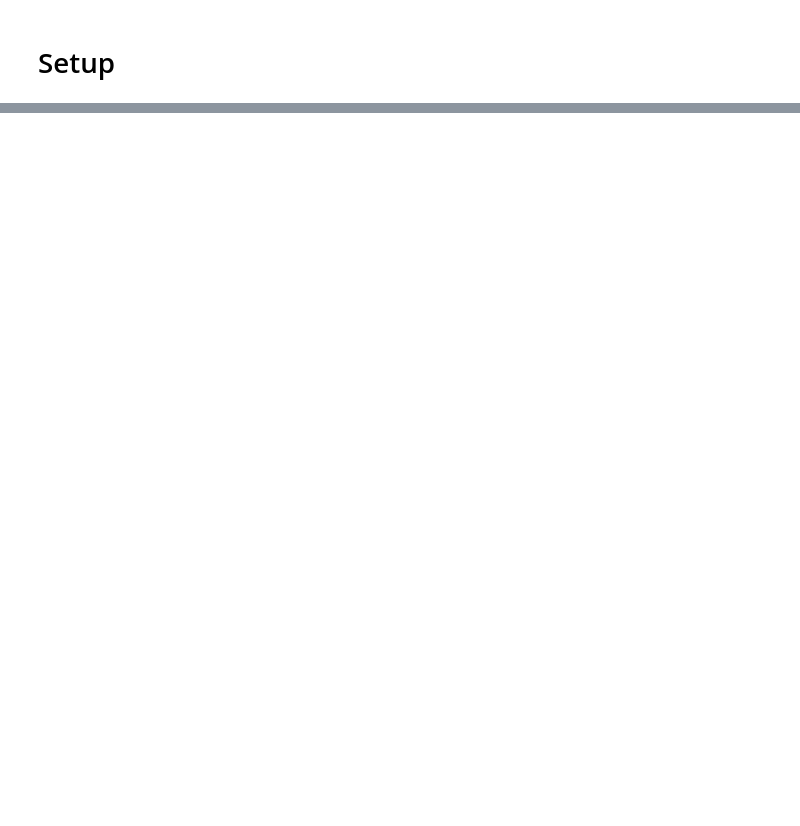
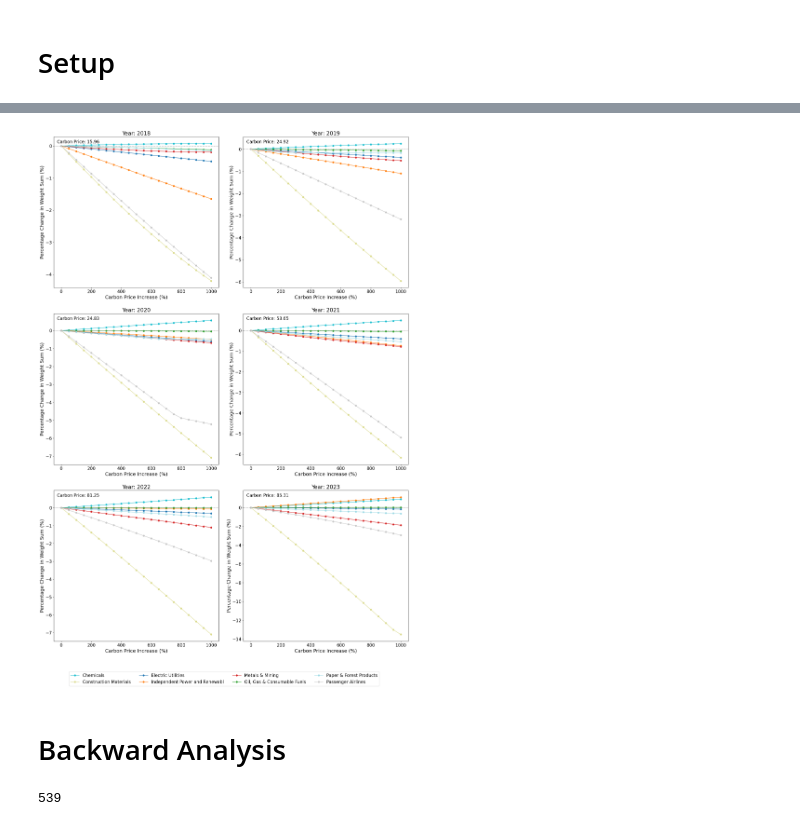
Before and after one commit to YilinQin/Climate_Risk_Index_Dissertation, a Jupyter notebook: Dissertation.ipynb, the cells around one changed output, grey strips where cells are left out. Drawn from its saved outputs; the diff is of its cells as text; code cells hidden in the pictures; blank space fills up the shorter version.

```diff
--- a/Dissertation.ipynb
+++ b/Dissertation.ipynb
@@ -354,0 +535,58 @@ Notes:
+# %%
+# Figure represents the impact of carbon price increases on the percentage changes in in-scope sectors' weights
+# Initialize the plotting
+fig, axes = plt.subplots(nrows=3, ncols=2, figsize=(20, 28))
+axes = axes.flatten()
+
+# Define the years and carbon price increase parameters
+years = range(2018, 2024)  # Years from 2018 to 2023
+price_increases = np.arange(0, 1001, 50)  # 0% to 1000% by 50% increments
+
+# Iterate through each year to plot
+for i, year in enumerate(years):
+    sector_trends = {}
+    base_weights = {}
+
+    # Initialize a dictionary to store the sector weight sums across different price increases
+    for increase in price_increases:
+        results = scenario_analysis_yearly(year, increase)
+
+        for sector, weight in results['In-Scope Sector Weights'].items():
+            if sector not in sector_trends:
+                sector_trends[sector] = []
+            if increase == 0:
+                # Store base weight for percentage calculation
+                base_weights[sector] = weight
+            # Calculate the percentage change from the base
+            percent_change = ((weight - base_weights.get(sector, 0)) / base_weights.get(sector, 0)) * 100
+            sector_trends[sector].append(percent_change)
+
+    # Plot the trends for each sector on the assigned subplot
+    for sector, weights in sector_trends.items():
+        axes[i].plot(price_increases, weights, marker='o', label=sector, color=sector_colors.get(sector, 'black'))
+
+    # Set basic parameters of the plot
+    axes[i].set_title(f'Year: {year}', fontsize=20)
+    axes[i].set_xlabel('Carbon Price Increase (%)', fontsize=18)
+    axes[i].set_ylabel('Percentage Change in Weight Sum (%)', fontsize=18)
+    axes[i].axhline(y=0, color='grey', linestyle='--', linewidth=1)  # Draw a reference line at 0% change
+
+    # Increase tick label size
+    axes[i].tick_params(axis='both', labelsize=16)
+
+    # Add the carbon price text on the upper left of each subplot
+    current_price = yearly_df[yearly_df['Year'] == year]['CarbonPrice'].unique()[0]  # Get current carbon price
+    axes[i].text(0.02, 0.98, f'Carbon Price: {current_price:.2f}', transform=axes[i].transAxes,
+                 verticalalignment='top', horizontalalignment='left', fontsize=16, color='black')
+
+# Set a legend
+handles, labels = axes[-1].get_legend_handles_labels()
+fig.legend(handles, labels, loc='lower center', ncol=4, bbox_to_anchor=(0.5, -0.05), fontsize=16)
+
+# Adjust layout to provide space between plots
+plt.tight_layout(pad=3.0, w_pad=3.0, h_pad=3.0)
+plt.show()
+# %% [output]
+[figure, added]
+# %% [markdown]
+# Backward Analysis
@@ -354,0 +644,5 @@ Notes:
+# %%
+# Show the number of benchmark stocks
+len(baseline_companies)
+# %% [output]
+539
```
Also changed, not shown: parts of 53 cells of this notebook.
